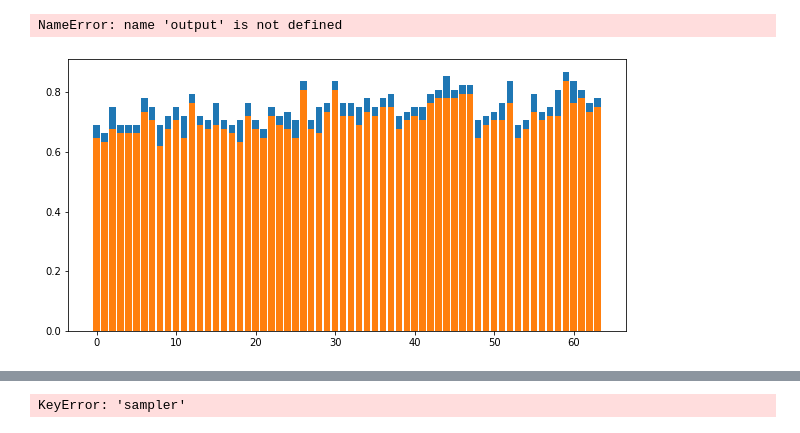
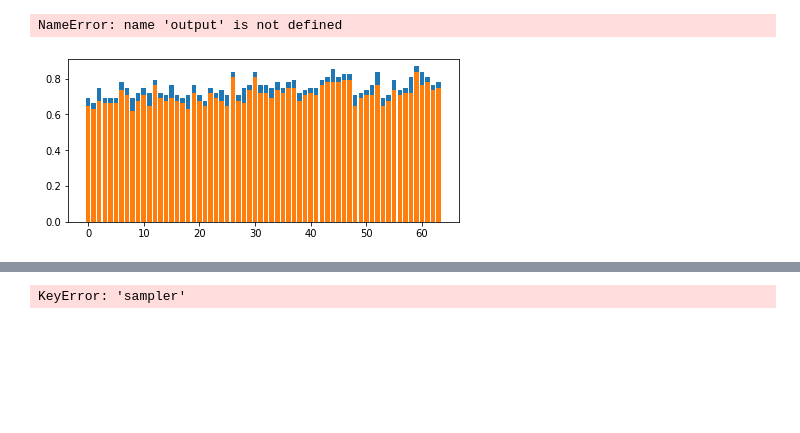
Before and after one commit to BSSB33/DSC-Lab, a Jupyter notebook: oversampling/heart_disease_prediction.ipynb, the cells around one changed output, grey strips where cells are left out. Saved outputs shown, nothing was run; the diff lists cells and outputs as text; code cells hidden in the pictures; blank space fills up the shorter version.

Commit message:
Tools and plots added

```diff
--- a/oversampling/heart_disease_prediction.ipynb
+++ b/oversampling/heart_disease_prediction.ipynb
@@ -60,11 +66,11 @@ plt.bar(df_norm.columns, clf.feature_importances_)
 # %%
 # Select only the most important features (add treshold 0.05) (increase or decrease the treshold)
-TRESHOLD = 0.05
+THRESHOLD = 0.05
 filtering = [df_norm.columns] + [clf.feature_importances_]
 selected_features = []
 selected_importances = []
 for i in range(0, len(filtering[0])):
-    if filtering[1][i] > TRESHOLD:
+    if filtering[1][i] > THRESHOLD:
         selected_features.append(filtering[0][i])
         selected_importances.append(filtering[1][i])
 
@@ -294,18 +301,18 @@ for record in output:
 # %%
 #for record in output:
     #print(record)
 
-plt.figure(figsize=(10,5))
+plt.figure(figsize=(7,3))
 
 data = new_scores
 plt.bar(range(len(data)), data)
 data = original_scores
 plt.bar(range(len(data)), data)
 plt.show()
 #Blue = New
 #Oragne = Original
 # %% [output]
-[figure, old version]
+[figure, new version]
 # %%
 differences = []
 for i in range(0, len(new_scores)):
```
Also changed, not shown: parts of 11 cells of this notebook, 3 other files.
